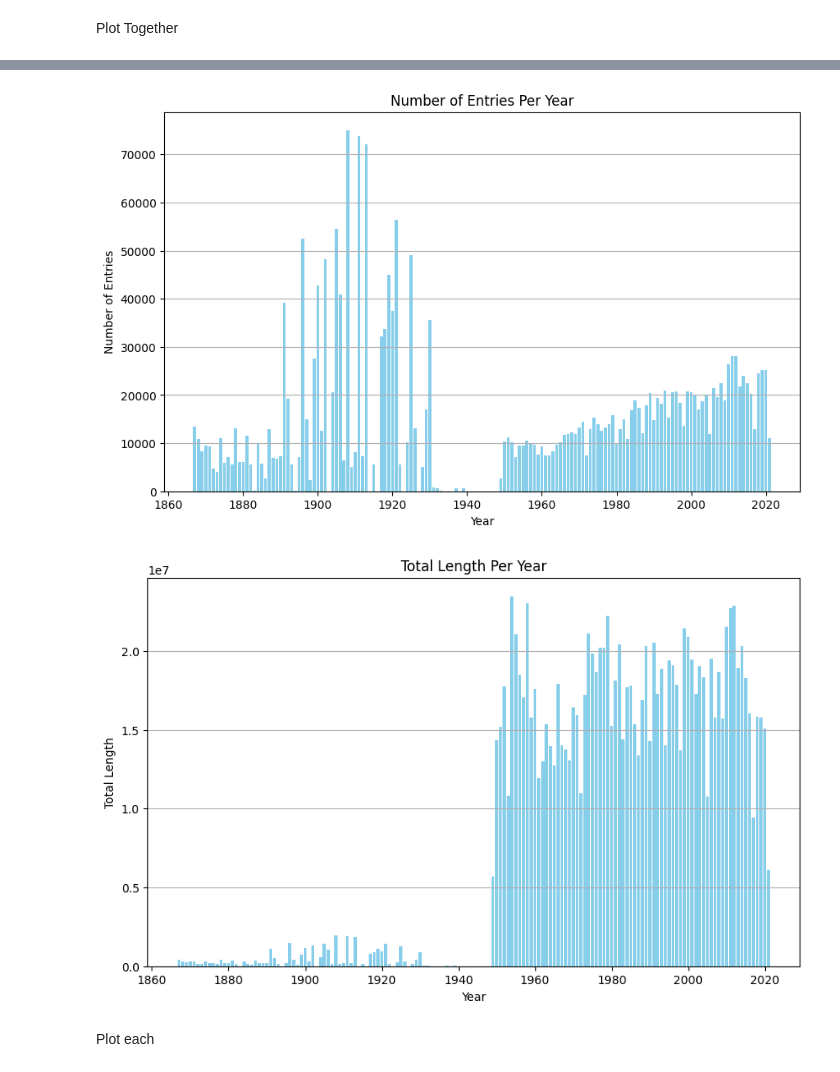
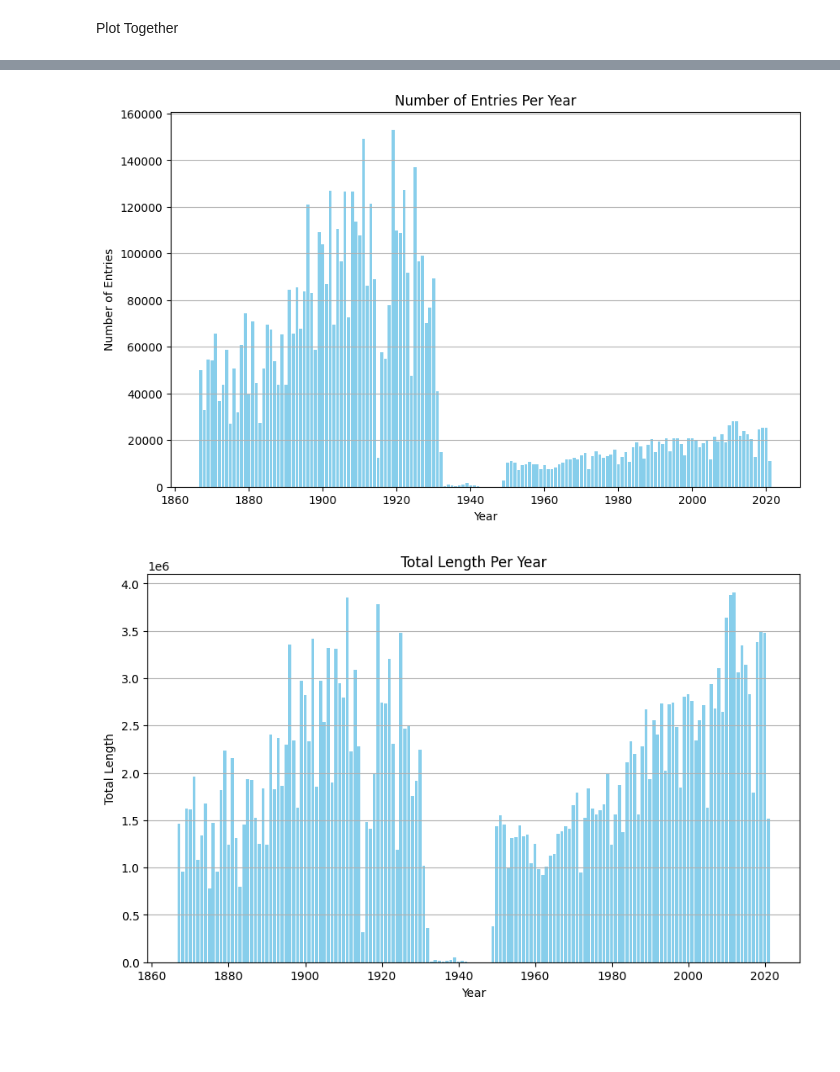
Before and after one commit to peersal/German-EMI-validation, a Jupyter notebook: plot_german_parliament_emi.ipynb, the cells around one changed output, grey strips where cells are left out. Drawn from its saved outputs; the diff is of its cells as text; code cells hidden in the pictures; blank space fills up the shorter version.

```diff
--- a/plot_german_parliament_emi.ipynb
+++ b/plot_german_parliament_emi.ipynb
@@ -6,5 +72,4 @@ from tqdm import tqdm
 # %%
-df_new = pd.read_csv("/kaggle/input/parliament-emi/speeches_emi.csv")
-df_old = pd.read_csv("/kaggle/input/parliament-emi/speeches_old_emi.csv")
+df_sbert = pd.read_csv("/kaggle/input/parliament-all-emi/speeches_all_emi.csv")
 # %% [markdown]
 **Plotting the German Parliamen EMI over Time**
@@ -34,11 +76,10 @@ df_old_plot = df_old[['dateYear', 'evidence_minus_intuition_score', 'length']]
 # %%
-df_new_plot['date'] = pd.to_datetime(df_new_plot['date'])
+df_plot_sbert = df_sbert[['date', 'evidence_minus_intuition_score', 'chunk_length']]
+
+df_plot_sbert['date'] = pd.to_datetime(df_plot_sbert['date'])
 
 # Extract the year and create a new column 'year'
-df_new_plot['date'] = df_new_plot['date'].dt.year
-
-
-df_old_plot = df_old_plot.rename(columns={'dateYear': 'date'})
+df_plot_sbert['date'] = df_plot_sbert['date'].dt.year
 # %% [output]
 A value is trying to be set on a copy of a slice from a DataFrame.
 Try using .loc[row_indexer,col_indexer] = value instead
@@ -77,6 +122,6 @@ plt.show()
 # %%
 # Counting the number of entries per year
-entries_per_year = df_plot.groupby('date').size().reset_index(name='Entries')
+entries_per_year = df_plot_sbert.groupby('date').size().reset_index(name='Entries')
 
 # Plotting the number of entries per year
 plt.figure(figsize=(10, 6))
@@ -88,21 +133,19 @@ plt.grid(axis='y')
 plt.savefig('entries_over_time.png')
 plt.show()
 # %% [output]
-[figure, old version]
+[figure, new version]
 # %%
 # Summing the lengths per year
-total_length_per_year = df_plot.groupby('date')['length'].sum().reset_index()
+total_length_per_year = df_plot_sbert.groupby('date')['chunk_length'].sum().reset_index()
 
 # Plotting the total length per year
 plt.figure(figsize=(10, 6))
-plt.bar(total_length_per_year['date'], total_length_per_year['length'], color='skyblue')
+plt.bar(total_length_per_year['date'], total_length_per_year['chunk_length'], color='skyblue')
 plt.title('Total Length Per Year')
 plt.xlabel('Year')
 plt.ylabel('Total Length')
 plt.grid(axis='y')
 plt.savefig('tokens_over_time.png')
 plt.show()
 # %% [output]
-[figure, old version]
+[figure, new version]
-# %% [markdown]
-Plot each
```
Also changed, not shown: parts of 16 cells of this notebook, 15 other files.
